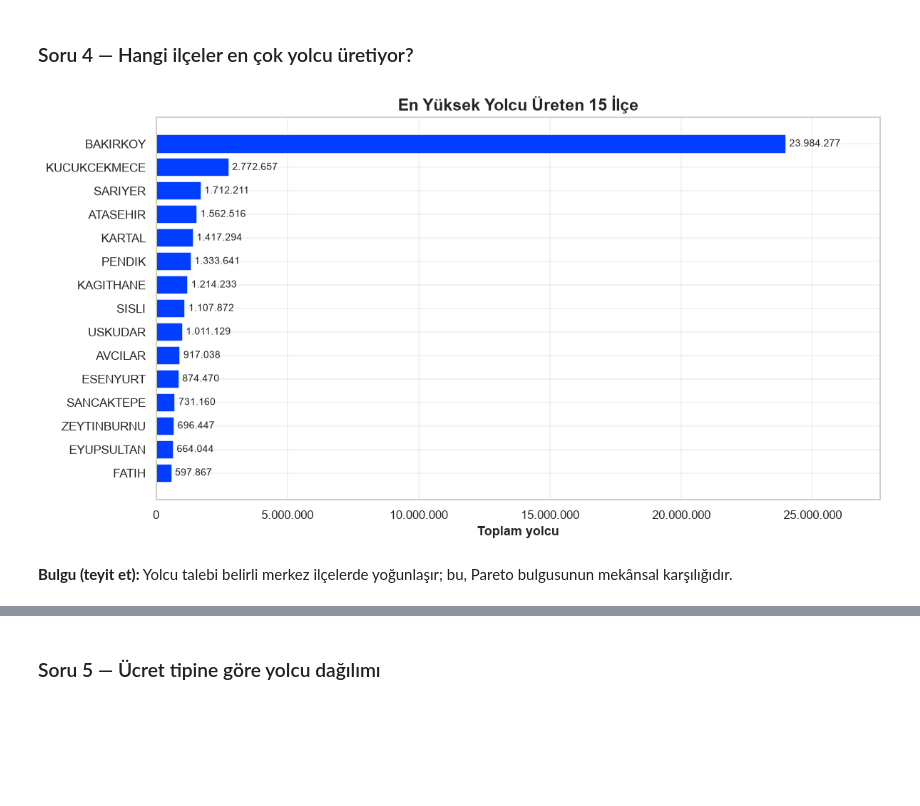
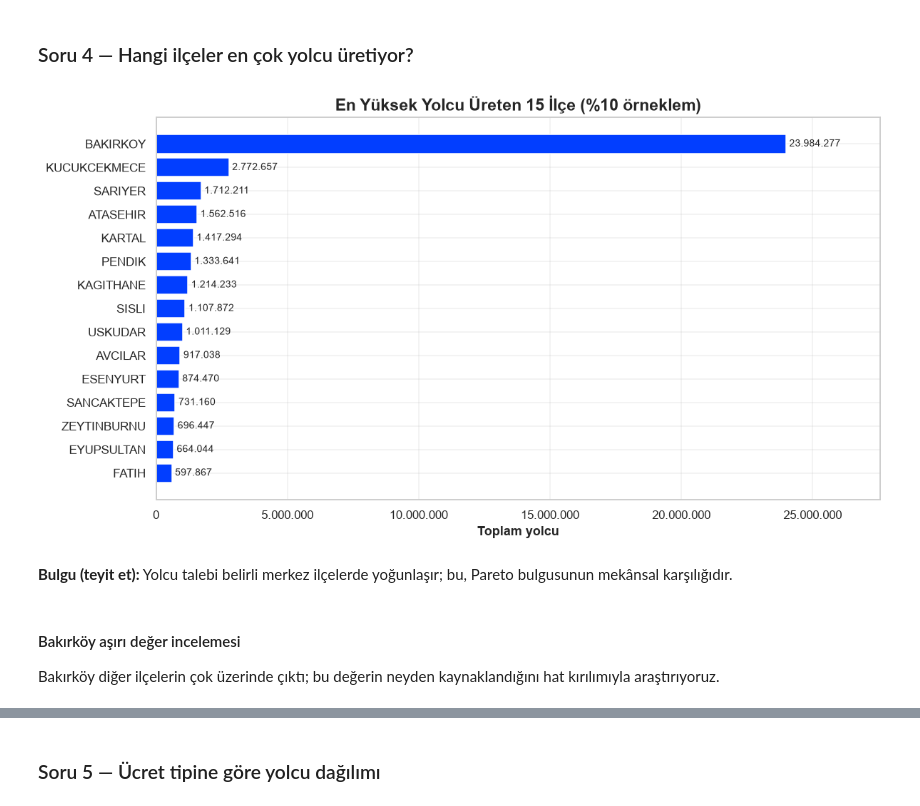
Before and after one commit to gurkankilinc/Veri-Bilimi-Final-Projesi, a Jupyter notebook: notebooks/analiz.ipynb, the cells around one changed output, grey strips where cells are left out. Saved outputs shown, nothing was run; the diff lists cells and outputs as text; code cells hidden in the pictures; blank space fills up the shorter version.

```diff
--- a/notebooks/analiz.ipynb
+++ b/notebooks/analiz.ipynb
@@ -375,15 +377,18 @@ Name: number_of_passenger, dtype: int64
 # %%
 ilce = (otobus.dropna(subset=["town"])
         .groupby("town")[S["yolcu"]].sum()
         .sort_values(ascending=False).head(15))
 fig, ax = plt.subplots(figsize=(11, 6))
 bars = ax.barh(ilce.index[::-1], ilce.values[::-1], color=PALET[0], edgecolor="white")
 ax.bar_label(bars, fmt=lambda v: f"{v:,.0f}".replace(",", "."), padding=3, fontsize=9)
-ax.set(title="En Yüksek Yolcu Üreten 15 İlçe", xlabel="Toplam yolcu", ylabel="")
+ax.set(title="En Yüksek Yolcu Üreten 15 İlçe (%10 örneklem)", xlabel="Toplam yolcu", ylabel="")
 binlik(ax, "x"); ax.margins(x=0.15)
 plt.tight_layout(); plt.savefig("../figures/11_ilce.png", dpi=120, bbox_inches="tight")
 plt.show()
 # %% [output]
-[figure, old version]
+[figure, new version]
 # %% [markdown]
 **Bulgu (teyit et):** Yolcu talebi belirli merkez ilçelerde yoğunlaşır; bu, Pareto bulgusunun mekânsal karşılığıdır.
+# %% [markdown]
+#### Bakırköy aşırı değer incelemesi
+Bakırköy diğer ilçelerin çok üzerinde çıktı; bu değerin neyden kaynaklandığını hat kırılımıyla araştırıyoruz.
```
Also changed, not shown: parts of 9 cells of this notebook, 4 other files.
